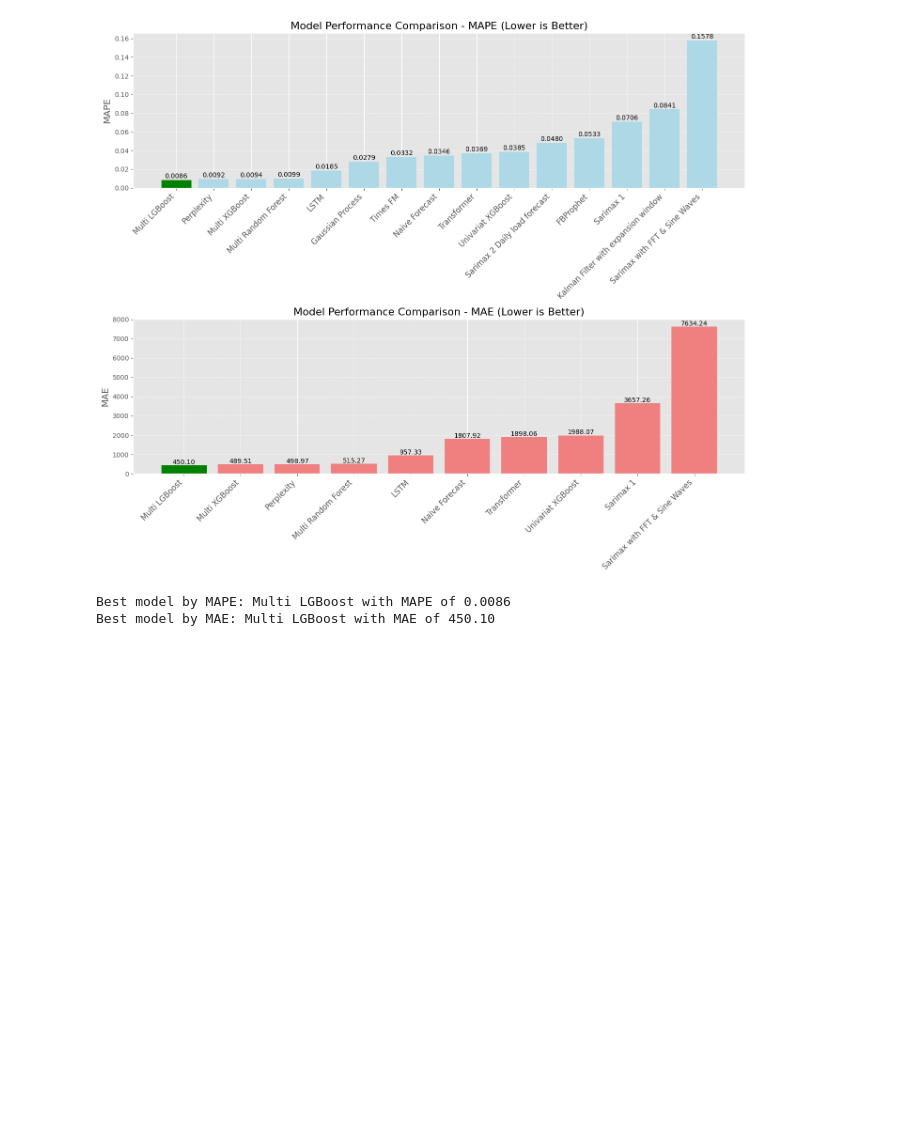
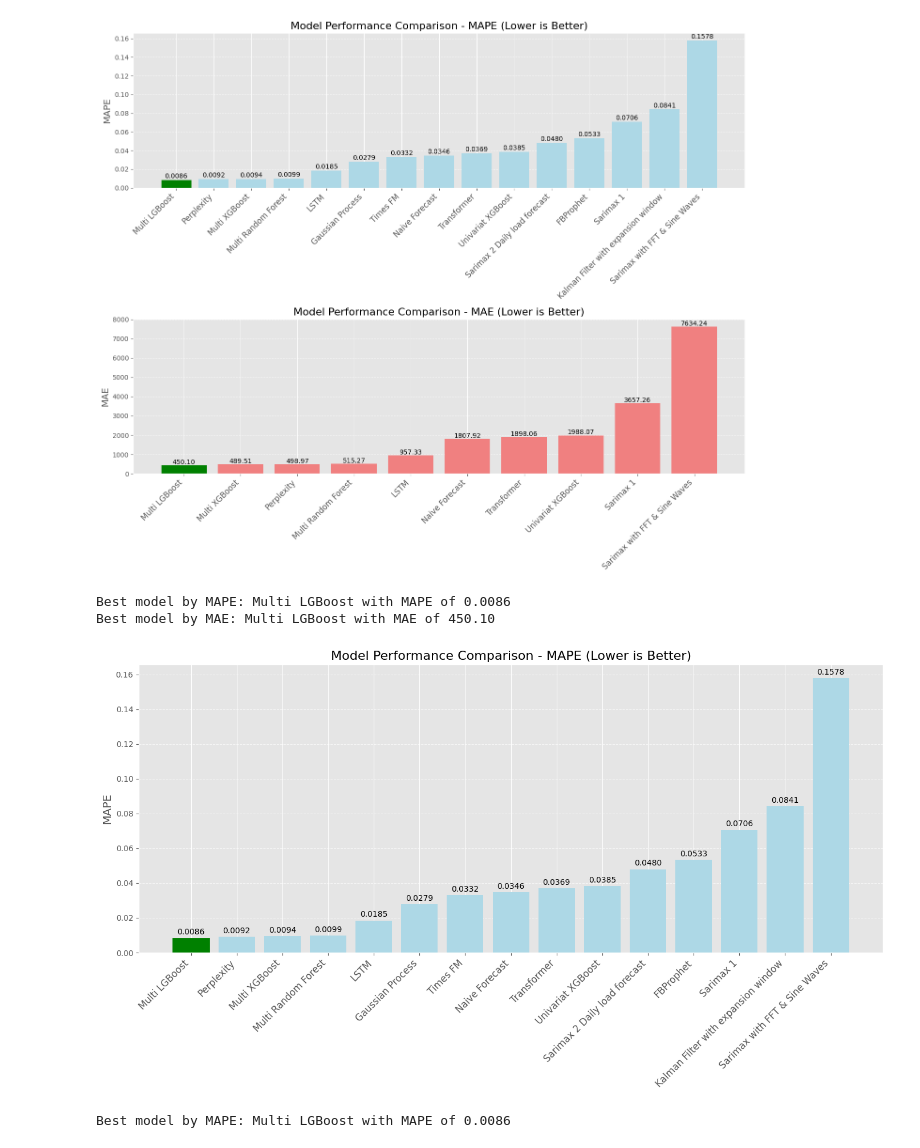
Before and after one commit to Timson1235/energy-timeseries-project, a Jupyter notebook: 3_Model/model_results.ipynb, the cells around one changed output. Saved outputs shown, nothing was run; the diff lists cells and outputs as text; code cells hidden in the pictures; blank space fills up the shorter version.

Commit message:
changed a plot

```diff
--- a/3_Model/model_results.ipynb
+++ b/3_Model/model_results.ipynb
@@ -101,3 +101,63 @@ print(f"Best model by MAE: {best_mae_model} with MAE of {df_mae_sorted.iloc[0]['
 [figure]
 Best model by MAPE: Multi LGBoost with MAPE of 0.0086
 Best model by MAE: Multi LGBoost with MAE of 450.10
+# %%
+import pandas as pd
+import matplotlib.pyplot as plt
+import numpy as np
+import seaborn as sns
+
+# Create DataFrame from the data
+data = {
+    'Model': [
+        'Naive Forecast', 'Sarimax 1', 'FBProphet', 'LSTM', 'Univariat XGBoost',
+        'Multi XGBoost', 'Multi LGBoost', 'Multi Random Forest', 'Transformer',
+        'Sarimax with FFT & Sine Waves', 'Sarimax 2 Daily load forecast',
+        'Kalman Filter with expansion window', 'Gaussian Process', 'Times FM', 'Perplexity'
+    ],
+    'MAPE': [
+        0.034592, 0.0706, 0.053319, 0.0185, 0.038462,
+        0.0094, 0.0086, 0.0099, 0.0369, 0.1578,
+        0.048, 0.0841, 0.02795, 0.0332, 0.0092
+    ]
+}
+
+df = pd.DataFrame(data)
+
+# Sort by MAPE for the plot
+df_mape_sorted = df.sort_values('MAPE')
+
+# Find the best model
+best_mape_model = df_mape_sorted.iloc[0]['Model']
+
+# Set up the style
+plt.style.use('ggplot')
+sns.set_palette("Paired")
+
+# Create the visualization
+plt.figure(figsize=(14, 8))
+
+# Plot for MAPE
+bars = plt.bar(df_mape_sorted['Model'], df_mape_sorted['MAPE'], color='lightblue')
+
+# Highlight the best MAPE
+best_index = list(df_mape_sorted['Model']).index(best_mape_model)
+bars[best_index].set_color('green')
+
+plt.title('Model Performance Comparison - MAPE (Lower is Better)', fontsize=16)
+plt.ylabel('MAPE', fontsize=14)
+plt.xticks(rotation=45, ha='right', fontsize=12)
+plt.grid(axis='y', linestyle='--', alpha=0.7)
+
+# Add value annotations on top of the bars
+for i, v in enumerate(df_mape_sorted['MAPE']):
+    plt.text(i, v + 0.002, f'{v:.4f}', ha='center', fontsize=10)
+
+plt.tight_layout()
+plt.show()
+
+# Print a summary of the best performing model
+print(f"Best model by MAPE: {best_mape_model} with MAPE of {df_mape_sorted.iloc[0]['MAPE']:.4f}")
+# %% [output]
+[figure, added]
+Best model by MAPE: Multi LGBoost with MAPE of 0.0086
```
